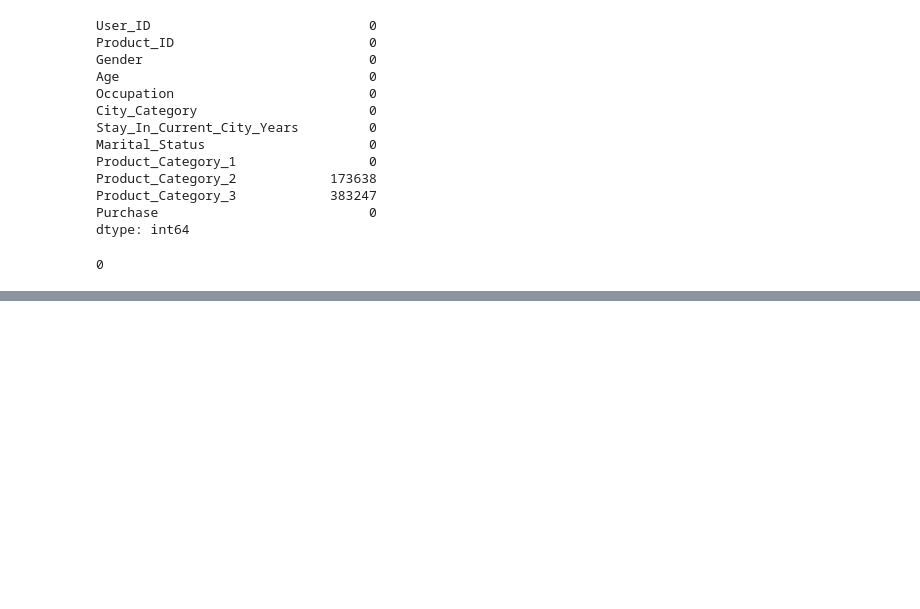
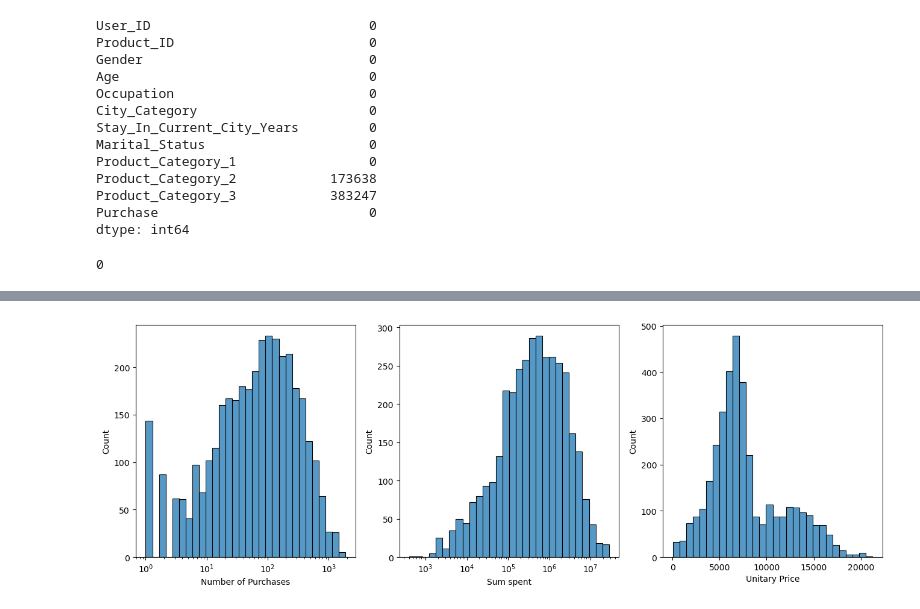
Before and after one commit to ennova-research/2023_GCP_Specialization_Demo_2-Black_Friday, a Jupyter notebook: notebooks/eda.ipynb, the cells around one changed output, grey strips where cells are left out. Saved outputs shown, nothing was run; the diff lists cells and outputs as text; code cells hidden in the pictures; blank space fills up the shorter version.

```diff
--- a/notebooks/eda.ipynb
+++ b/notebooks/eda.ipynb
@@ -72,0 +120,8 @@ dtype: int64
+# %%
+prods=pd.DataFrame()
+prods['Product_Category_1'] = df.groupby('Product_ID').agg({'Product_Category_1': 'first'})
+prods['Number of Purchases'] = df.groupby('Product_ID').size()
+prods['Sum spent'] = df.groupby('Product_ID')['Purchase'].sum()
+prods['Unitary Price'] = prods['Sum spent'] / prods['Number of Purchases']
+prods=prods.sort_values(by='Sum spent', ascending=False)
+prods
@@ -73 +143,9 @@ dtype: int64
+# %%
+fig, axs = plt.subplots(1, 3, figsize=(16,5))
+sns.histplot(x=prods['Number of Purchases'], bins=30, ax=axs[0], log_scale=True)#, hue=prods['Product_Category_1'], multiple='stack')
+sns.histplot(x=prods['Sum spent'], bins=30, ax=axs[1], log_scale=True)#, hue=prods['Product_Category_1'], multiple='stack')
+sns.histplot(x=prods['Unitary Price'], bins=30, ax=axs[2])#, hue=prods['Product_Category_1'], multiple='stack')
+plt.show()
+# %% [output]
+[figure, added]
 # %%
```
Also changed, not shown: parts of 18 cells of this notebook.
